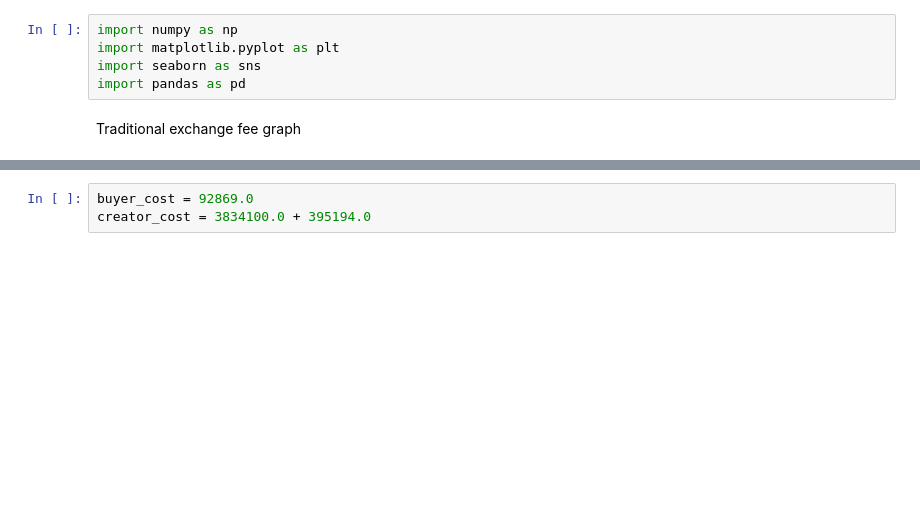
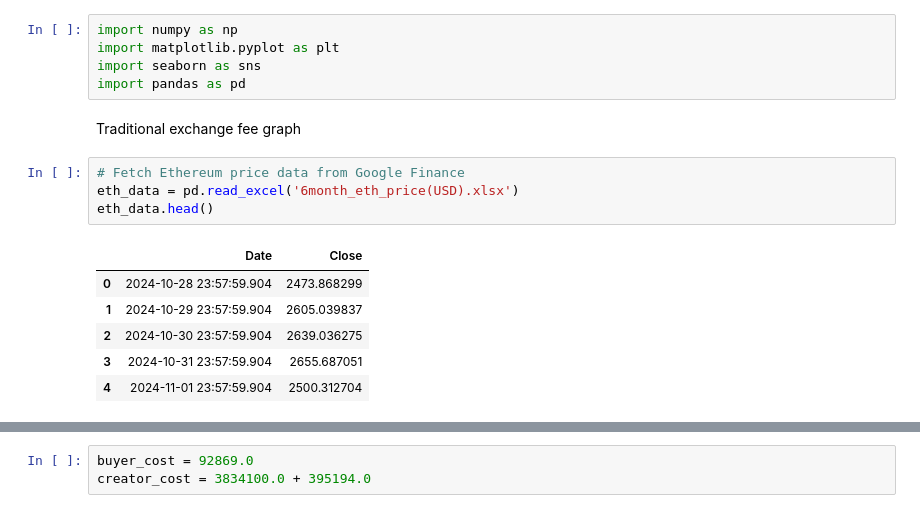
Before and after one commit to billy-hipps/Building-Blockchain-Based-Options-Markets, a Jupyter notebook: BinaryOptionsPY/report_figures/figures.ipynb, the cells around one changed output, grey strips where cells are left out. Cells and saved outputs as stored; diff of their text form; blank space fills up the shorter version.

```diff
--- a/BinaryOptionsPY/report_figures/figures.ipynb
+++ b/BinaryOptionsPY/report_figures/figures.ipynb
@@ -5,3 +5,14 @@ import seaborn as sns
 import pandas as pd
 # %% [markdown]
 Traditional exchange fee graph
+# %%
+# Fetch Ethereum price data from Google Finance
+eth_data = pd.read_excel('6month_eth_price(USD).xlsx')
+eth_data.head()
+# %% [output]
+|  | Date | Close |
+| 0 | 2024-10-28 23:57:59.904 | 2473.868299 |
+| 1 | 2024-10-29 23:57:59.904 | 2605.039837 |
+| 2 | 2024-10-30 23:57:59.904 | 2639.036275 |
+| 3 | 2024-10-31 23:57:59.904 | 2655.687051 |
+| 4 | 2024-11-01 23:57:59.904 | 2500.312704 |
```
Also changed, not shown: parts of 6 cells of this notebook, 39 other files.
